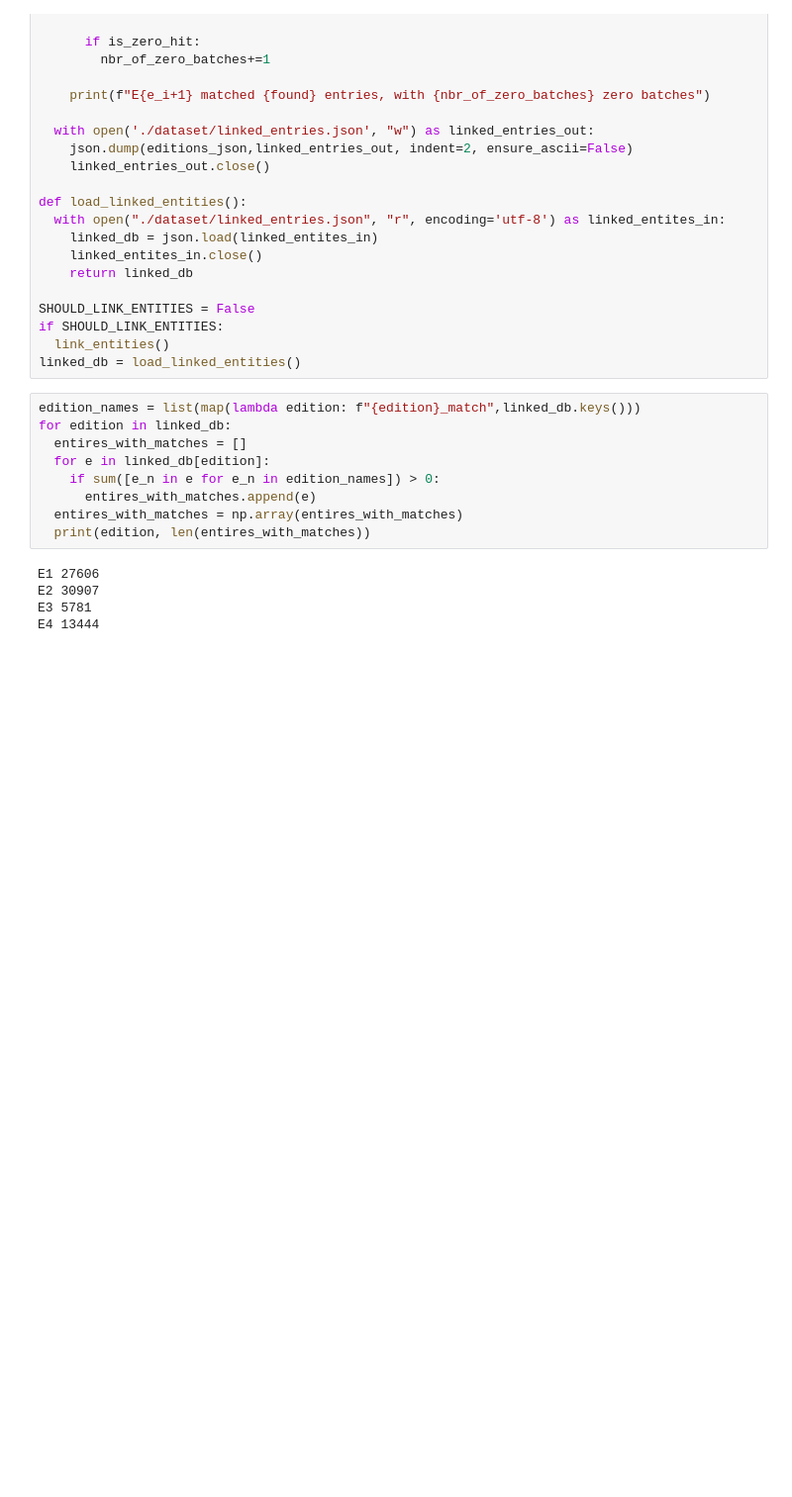
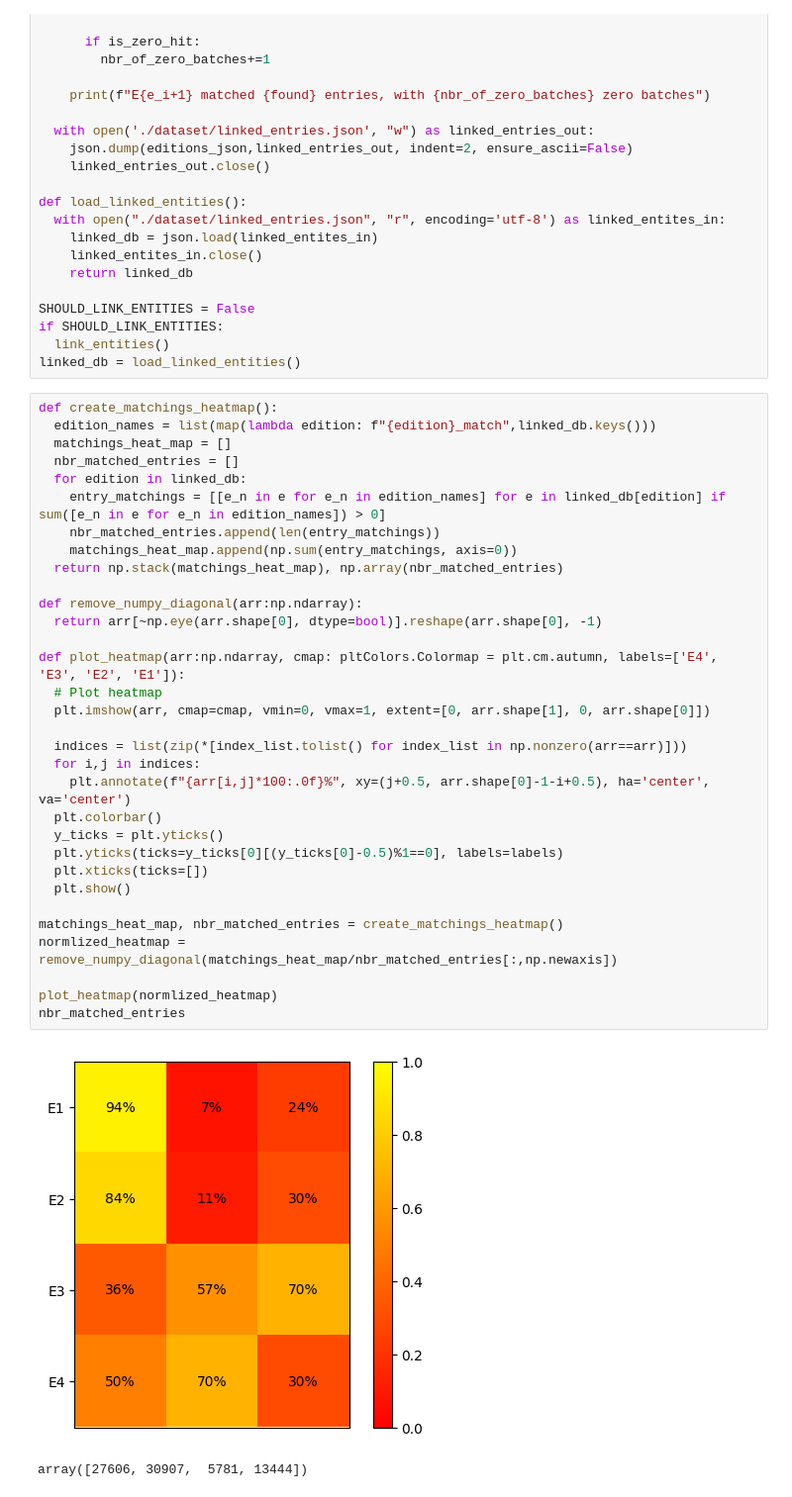
Before and after one commit to SalamSki/EDAN70, a Jupyter notebook: main.ipynb, the cells around one changed output. Shown at 99% size. Saved outputs shown, nothing was run; the diff lists cells and outputs as text; blank space fills up the shorter version.

Commit message:
Matched Entries Heatmap

```diff
--- a/main.ipynb
+++ b/main.ipynb
@@ -686,17 +686,38 @@ SHOULD_LINK_ENTITIES = False
 if SHOULD_LINK_ENTITIES:
   link_entities()
 linked_db = load_linked_entities()
-# %%
-edition_names = list(map(lambda edition: f"{edition}_match",linked_db.keys()))
-for edition in linked_db:
-  entires_with_matches = []
-  for e in linked_db[edition]:
-    if sum([e_n in e for e_n in edition_names]) > 0:
-      entires_with_matches.append(e)
-  entires_with_matches = np.array(entires_with_matches)
-  print(edition, len(entires_with_matches))
-# %% [output]
-E1 27606
-E2 30907
-E3 5781
-E4 13444
+# %%
+def create_matchings_heatmap():
+  edition_names = list(map(lambda edition: f"{edition}_match",linked_db.keys()))
+  matchings_heat_map = []
+  nbr_matched_entries = []
+  for edition in linked_db:
+    entry_matchings = [[e_n in e for e_n in edition_names] for e in linked_db[edition] if sum([e_n in e for e_n in edition_names]) > 0]
+    nbr_matched_entries.append(len(entry_matchings))
+    matchings_heat_map.append(np.sum(entry_matchings, axis=0))
+  return np.stack(matchings_heat_map), np.array(nbr_matched_entries)
+
+def remove_numpy_diagonal(arr:np.ndarray):
+  return arr[~np.eye(arr.shape[0], dtype=bool)].reshape(arr.shape[0], -1)
+
+def plot_heatmap(arr:np.ndarray, cmap: pltColors.Colormap = plt.cm.autumn, labels=['E4', 'E3', 'E2', 'E1']):
+  # Plot heatmap
+  plt.imshow(arr, cmap=cmap, vmin=0, vmax=1, extent=[0, arr.shape[1], 0, arr.shape[0]])
+
+  indices = list(zip(*[index_list.tolist() for index_list in np.nonzero(arr==arr)]))
+  for i,j in indices:
+    plt.annotate(f"{arr[i,j]*100:.0f}%", xy=(j+0.5, arr.shape[0]-1-i+0.5), ha='center', va='center')
+  plt.colorbar()
+  y_ticks = plt.yticks()
+  plt.yticks(ticks=y_ticks[0][(y_ticks[0]-0.5)%1==0], labels=labels)
+  plt.xticks(ticks=[])
+  plt.show()
+
+matchings_heat_map, nbr_matched_entries = create_matchings_heatmap()
+normlized_heatmap = remove_numpy_diagonal(matchings_heat_map/nbr_matched_entries[:,np.newaxis])
+
+plot_heatmap(normlized_heatmap)
+nbr_matched_entries
+# %% [output]
+[figure, added]
+array([27606, 30907,  5781, 13444])
```
Also changed, not shown: parts of 1 cell of this notebook.
